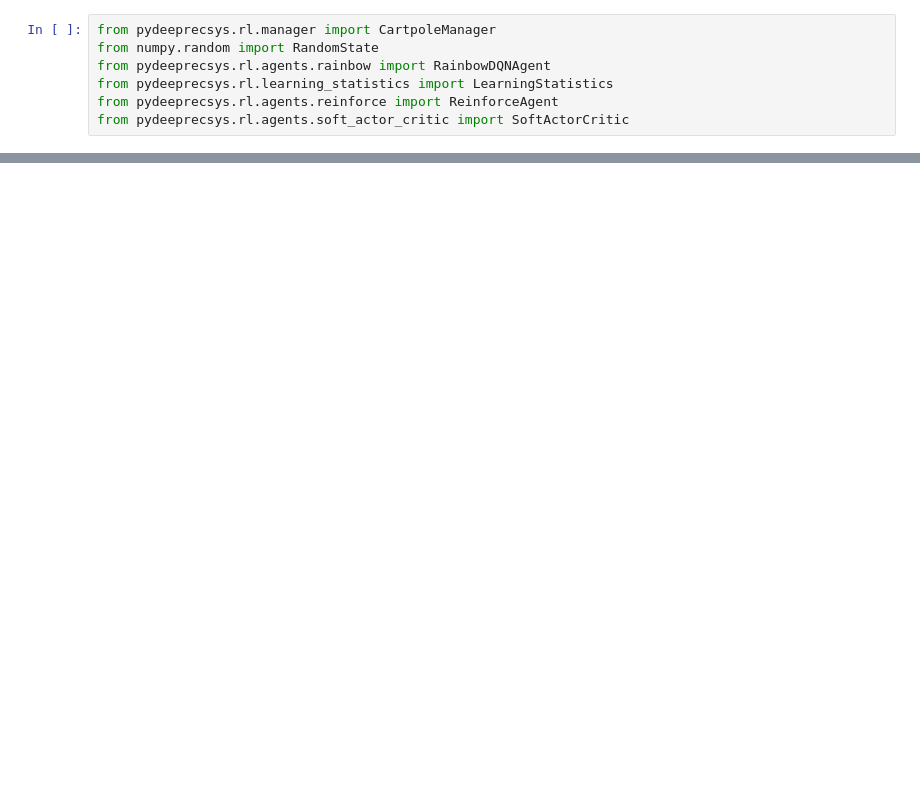
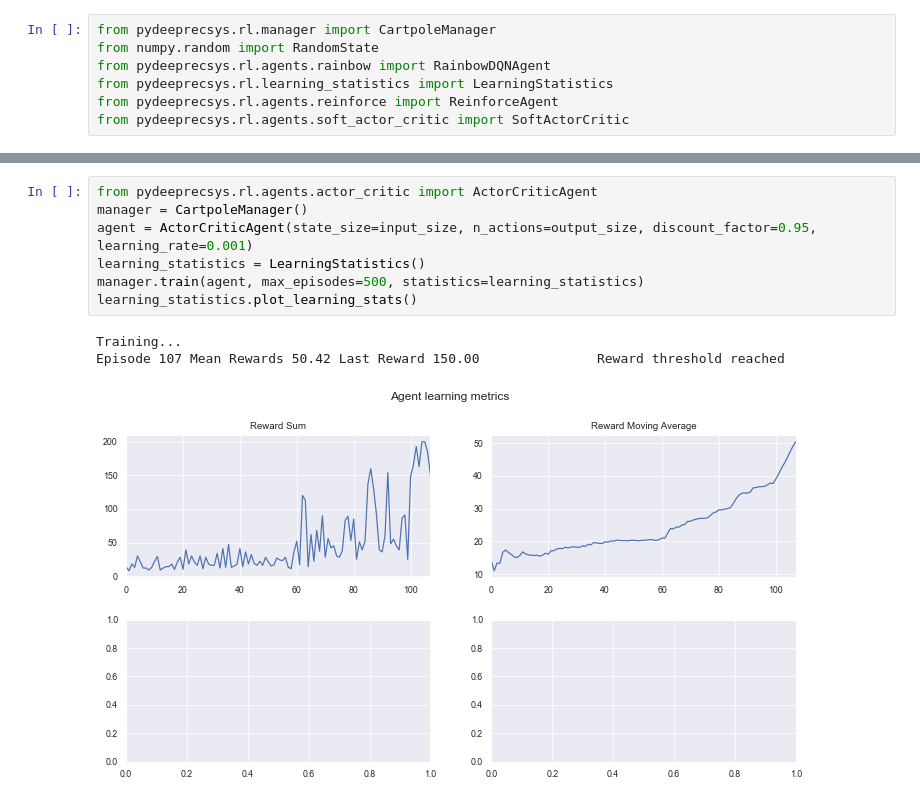
Before and after one commit to luksfarris/deeprecsys, a Jupyter notebook: cartpole_agents.ipynb, the cells around one changed output, grey strips where cells are left out. Saved outputs shown, nothing was run; the diff lists cells and outputs as text; blank space fills up the shorter version.

```diff
--- a/cartpole_agents.ipynb
+++ b/cartpole_agents.ipynb
@@ -32,3 +42,14 @@ Episode 85 Mean Rewards 50.38           Reward threshold reached
+# %%
+from pydeeprecsys.rl.agents.actor_critic import ActorCriticAgent
+manager = CartpoleManager()
+agent = ActorCriticAgent(state_size=input_size, n_actions=output_size, discount_factor=0.95, learning_rate=0.001)
+learning_statistics = LearningStatistics()
+manager.train(agent, max_episodes=500, statistics=learning_statistics)
+learning_statistics.plot_learning_stats()
+# %% [output]
+Training...
+Episode 107 Mean Rewards 50.42 Last Reward 150.00               Reward threshold reached
+[figure, added]
 # %%
 manager = CartpoleManager()
 random_state = RandomState(42)
```
Also changed, not shown: parts of 4 cells of this notebook, 22 other files.
